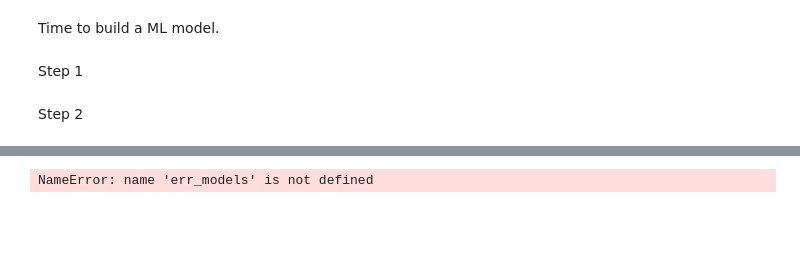
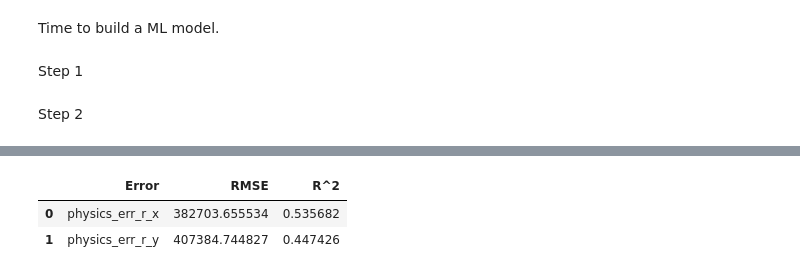
Before and after one commit to bydavid/ss-space_ml_activity, a Jupyter notebook: space_conjuncture_activity.ipynb, the cells around one changed output, grey strips where cells are left out. Saved outputs shown, nothing was run; the diff lists cells and outputs as text; code cells hidden in the pictures; blank space fills up the shorter version.

```diff
--- a/space_conjuncture_activity.ipynb
+++ b/space_conjuncture_activity.ipynb
@@ -230,8 +207,10 @@ NameError: name 'train_test_split' is not defined
 # %%
 eval_models(err_models, train_test_data)
-train_test_data
+# train_test_data
 # %% [output]
-NameError: name 'err_models' is not defined
+|  | Error | RMSE | R^2 |
+| 0 | physics_err_r_x | 382703.655534 | 0.535682 |
+| 1 | physics_err_r_y | 407384.744827 | 0.447426 |
 # %%
 plot_feat_impts(err_models, train_test_data)
 # %% [output]
```
Also changed, not shown: parts of 8 cells of this notebook, 4 other files.
